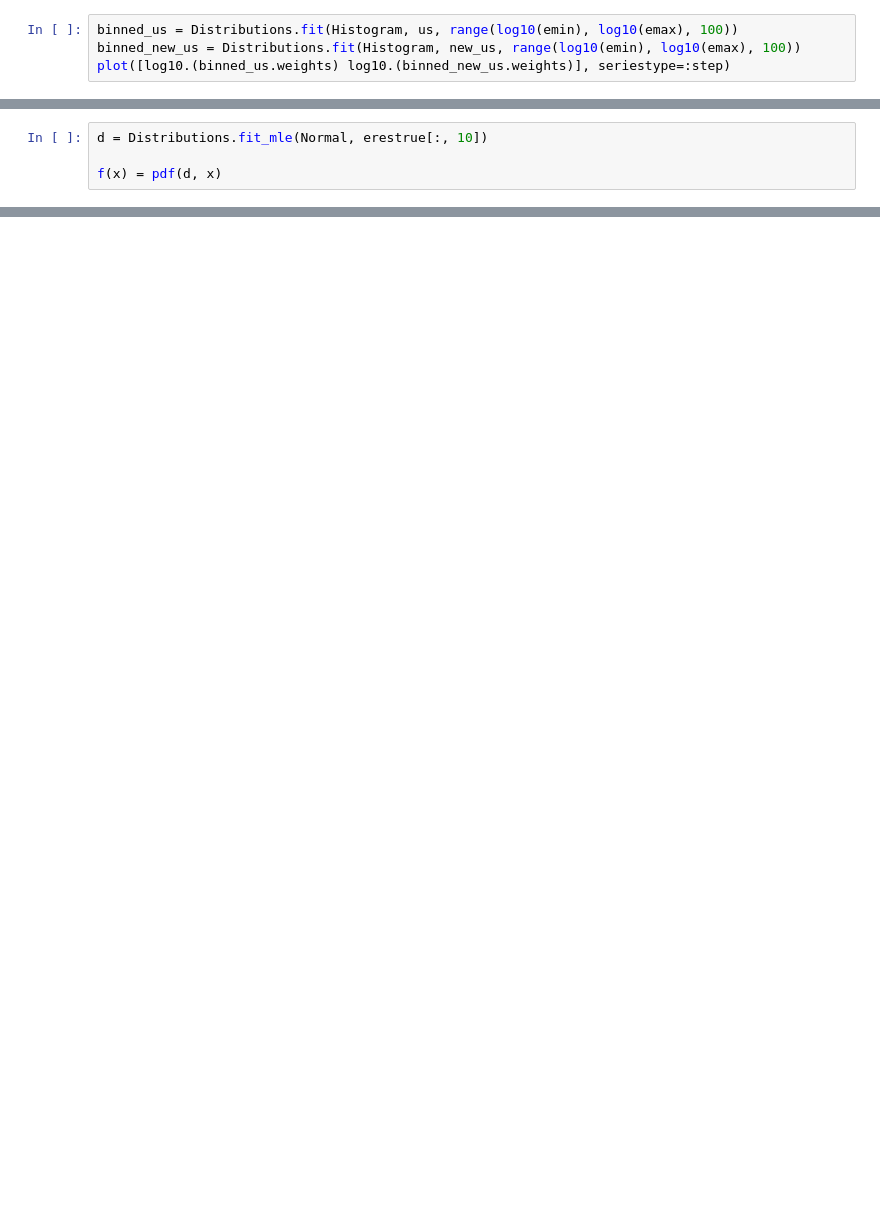
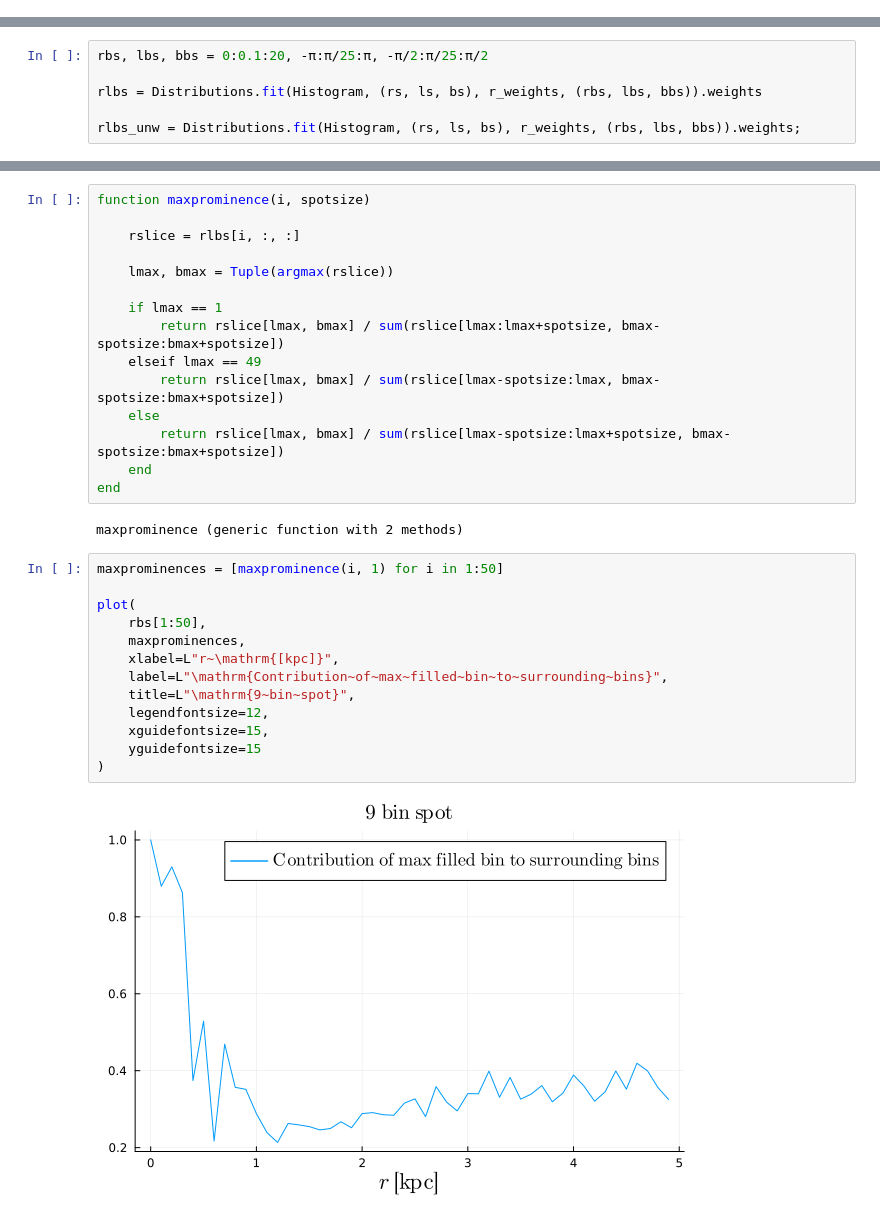
Before and after one commit to mymacd2/pseudo-Dirac-summer-research, a Jupyter notebook: GC_calcs/edists_weight_alg.ipynb, the cells around one changed output, grey strips where cells are left out. Drawn from its saved outputs; the diff is of its cells as text; blank space fills up the shorter version.

Commit message:
new weight alg

```diff
--- a/GC_calcs/edists_weight_alg.ipynb
+++ b/GC_calcs/edists_weight_alg.ipynb
@@ -115,4 +0,0 @@ new_us[70]
-# %%
-binned_us = Distributions.fit(Histogram, us, range(log10(emin), log10(emax), 100))
-binned_new_us = Distributions.fit(Histogram, new_us, range(log10(emin), log10(emax), 100))
-plot([log10.(binned_us.weights) log10.(binned_new_us.weights)], seriestype=:step)
@@ -190,4 +0,0 @@ eres = extrapolate(eres_non_extrap, 0.0)
-# %%
-d = Distributions.fit_mle(Normal, erestrue[:, 10])
-
-f(x) = pdf(d, x)
@@ -205,0 +61,6 @@ StatsBase.sample(ones(length(rs)), distweights)
+# %%
+rbs, lbs, bbs = 0:0.1:20, -π:π/25:π, -π/2:π/25:π/2
+
+rlbs = Distributions.fit(Histogram, (rs, ls, bs), r_weights, (rbs, lbs, bbs)).weights
+
+rlbs_unw = Distributions.fit(Histogram, (rs, ls, bs), r_weights, (rbs, lbs, bbs)).weights;
@@ -205,0 +151,32 @@ StatsBase.sample(ones(length(rs)), distweights)
+# %%
+function maxprominence(i, spotsize)
+
+    rslice = rlbs[i, :, :]
+
+    lmax, bmax = Tuple(argmax(rslice))
+
+    if lmax == 1
+        return rslice[lmax, bmax] / sum(rslice[lmax:lmax+spotsize, bmax-spotsize:bmax+spotsize])
+    elseif lmax == 49
+        return rslice[lmax, bmax] / sum(rslice[lmax-spotsize:lmax, bmax-spotsize:bmax+spotsize])
+    else
+        return rslice[lmax, bmax] / sum(rslice[lmax-spotsize:lmax+spotsize, bmax-spotsize:bmax+spotsize])
+    end
+end
+# %% [output]
+maxprominence (generic function with 2 methods)
+# %%
+maxprominences = [maxprominence(i, 1) for i in 1:50]
+
+plot(
+    rbs[1:50],
+    maxprominences,
+    xlabel=L"r~\mathrm{[kpc]}",
+    label=L"\mathrm{Contribution~of~max~filled~bin~to~surrounding~bins}",
+    title=L"\mathrm{9~bin~spot}",
+    legendfontsize=12,
+    xguidefontsize=15,
+    yguidefontsize=15
+)
+# %% [output]
+[figure, added]
```
Also changed, not shown: parts of 58 cells of this notebook, 7 other files.
